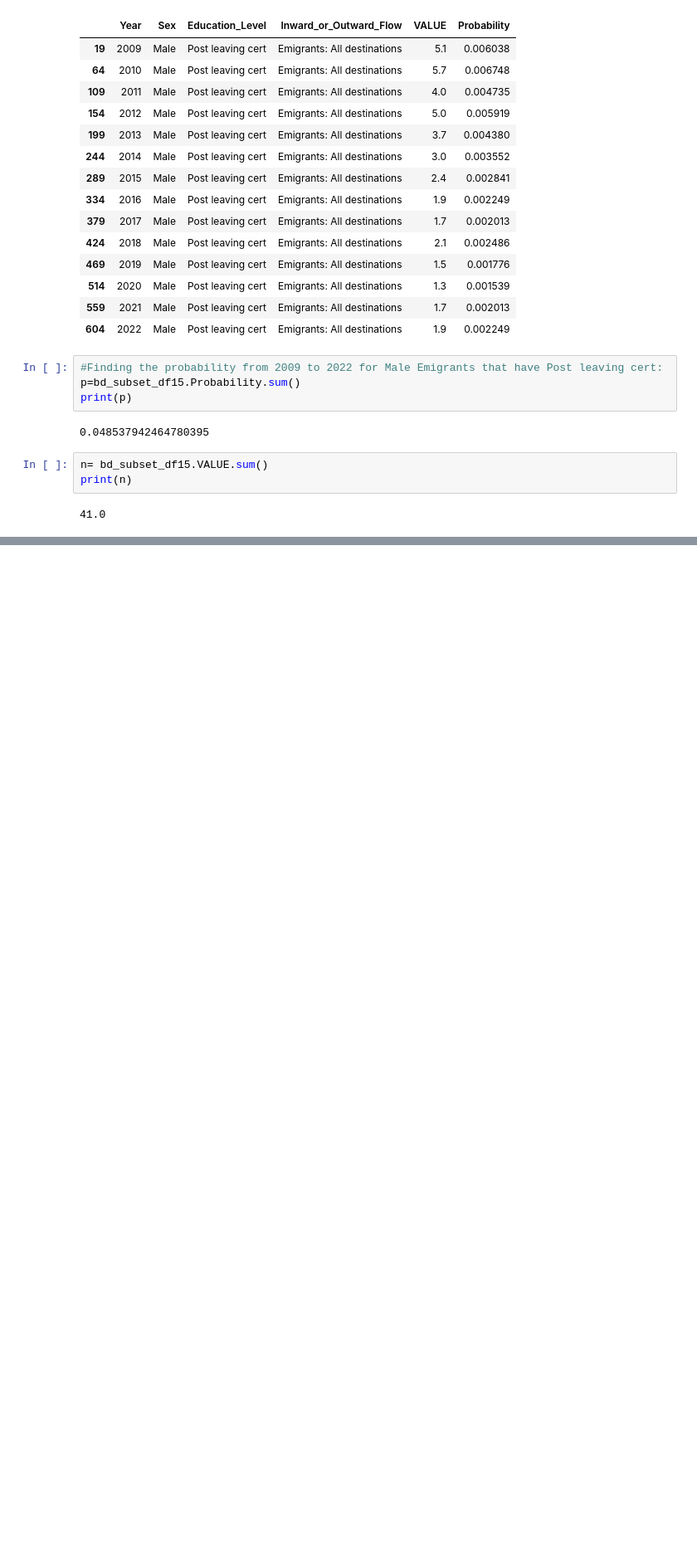
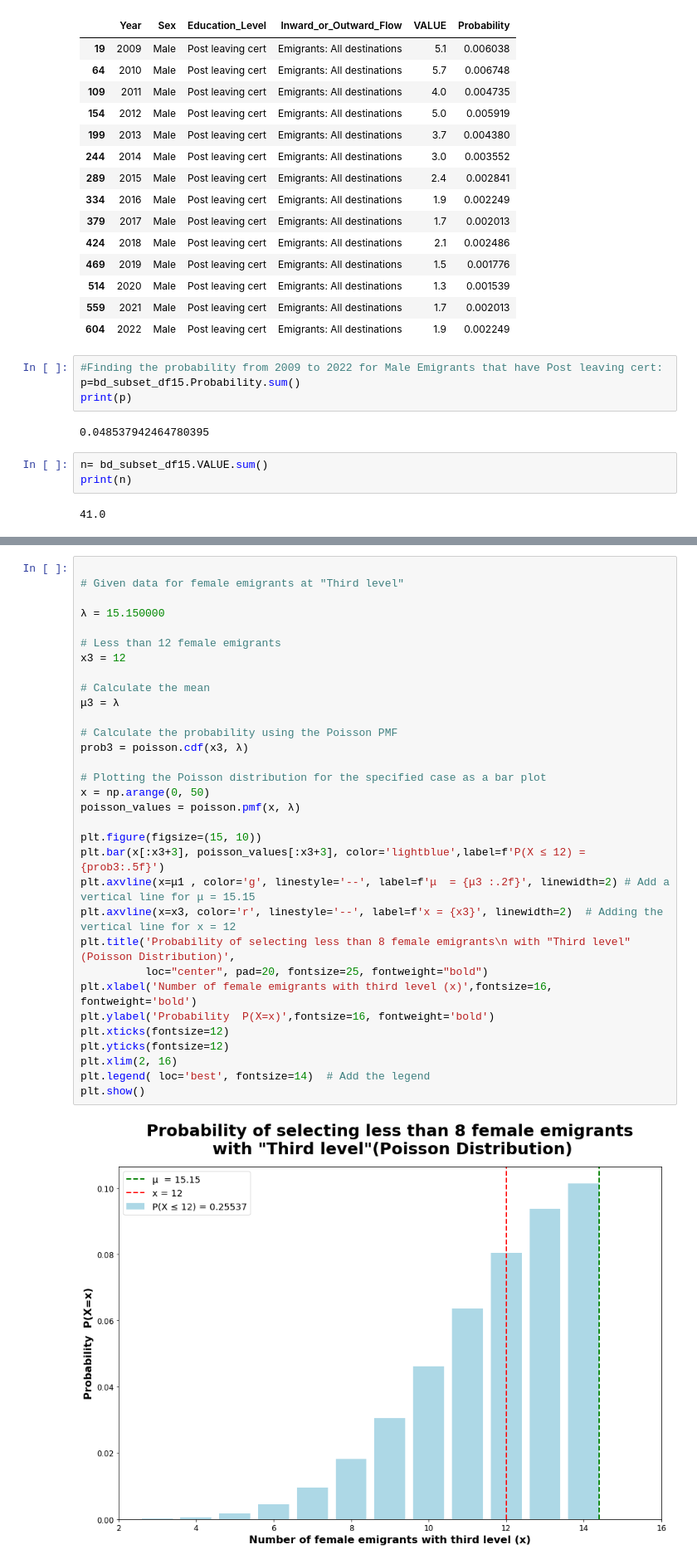
Before and after one commit to JoseRicoCct/CA1_Integrated_Assesment_MSc_Data_Analytics_CCT_Semester_1, a Jupyter notebook: Jupyter_Notebooks/CA1_Code_sba23021.ipynb, the cells around one changed output, grey strips where cells are left out. Shown at 83% size. Cells and saved outputs as stored; diff of their text form; blank space fills up the shorter version.

```diff
--- a/Jupyter_Notebooks/CA1_Code_sba23021.ipynb
+++ b/Jupyter_Notebooks/CA1_Code_sba23021.ipynb
@@ -3009,0 +3044,34 @@ plt.show()
+# %%
+
+# Given data for female emigrants at "Third level"
+
+λ = 15.150000
+
+# Less than 12 female emigrants
+x3 = 12
+
+# Calculate the mean
+μ3 = λ
+
+# Calculate the probability using the Poisson PMF
+prob3 = poisson.cdf(x3, λ)
+
+# Plotting the Poisson distribution for the specified case as a bar plot
+x = np.arange(0, 50)
+poisson_values = poisson.pmf(x, λ)
+
+plt.figure(figsize=(15, 10))
+plt.bar(x[:x3+3], poisson_values[:x3+3], color='lightblue',label=f'P(X ≤ 12) = {prob3:.5f}')
+plt.axvline(x=μ1 , color='g', linestyle='--', label=f'μ  = {μ3 :.2f}', linewidth=2) # Add a vertical line for μ = 15.15
+plt.axvline(x=x3, color='r', linestyle='--', label=f'x = {x3}', linewidth=2)  # Adding the vertical line for x = 12
+plt.title('Probability of selecting less than 8 female emigrants\n with "Third level"(Poisson Distribution)',
+          loc="center", pad=20, fontsize=25, fontweight="bold")
+plt.xlabel('Number of female emigrants with third level (x)',fontsize=16, fontweight='bold')
+plt.ylabel('Probability  P(X=x)',fontsize=16, fontweight='bold')
+plt.xticks(fontsize=12)
+plt.yticks(fontsize=12)
+plt.xlim(2, 16)
+plt.legend( loc='best', fontsize=14)  # Add the legend
+plt.show()
+# %% [output]
+[figure, added]
```
Also changed, not shown: parts of 19 cells of this notebook.
